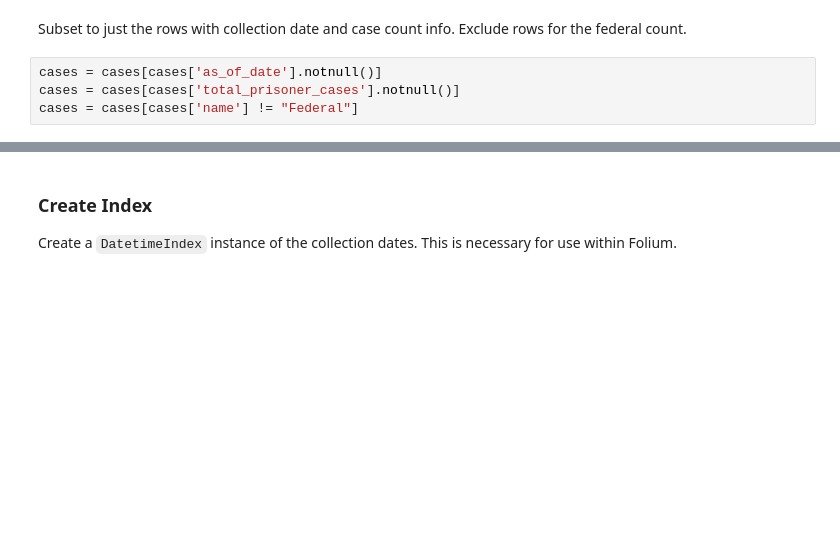
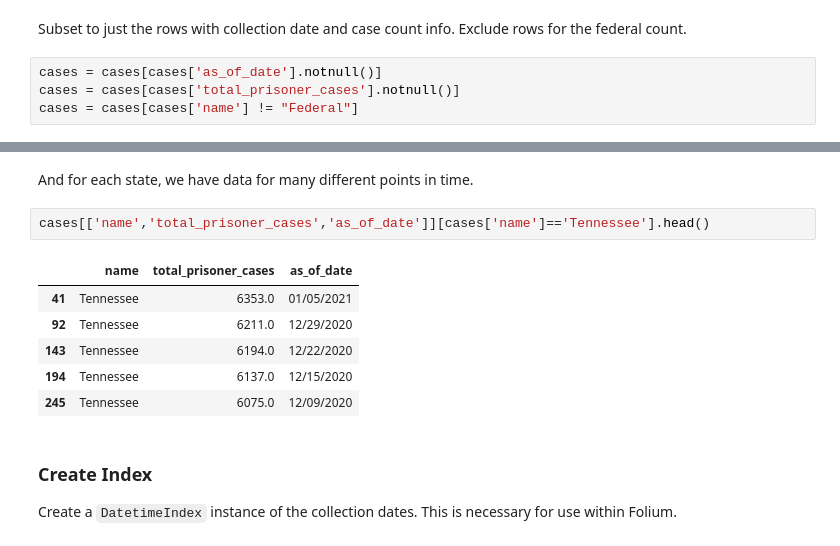
Before and after one commit to william-rice/covid-prisons, a Jupyter notebook: map_viz.ipynb, the cells around one changed output, grey strips where cells are left out. Drawn from its saved outputs; the diff is of its cells as text; blank space fills up the shorter version.

```diff
--- a/map_viz.ipynb
+++ b/map_viz.ipynb
@@ -56,3 +67,14 @@ cases = cases[cases['name'] != "Federal"]
+# %% [markdown]
+And for each state, we have data for many different points in time.
+# %%
+cases[['name','total_prisoner_cases','as_of_date']][cases['name']=='Tennessee'].head()
+# %% [output]
+|  | name | total_prisoner_cases | as_of_date |
+| 41 | Tennessee | 6353.0 | 01/05/2021 |
+| 92 | Tennessee | 6211.0 | 12/29/2020 |
+| 143 | Tennessee | 6194.0 | 12/22/2020 |
+| 194 | Tennessee | 6137.0 | 12/15/2020 |
+| 245 | Tennessee | 6075.0 | 12/09/2020 |
 # %% [markdown]
 ### Create Index
 Create a `DatetimeIndex` instance of the collection dates. This is necessary for use within Folium.
```
Also changed, not shown: parts of 11 cells of this notebook.
